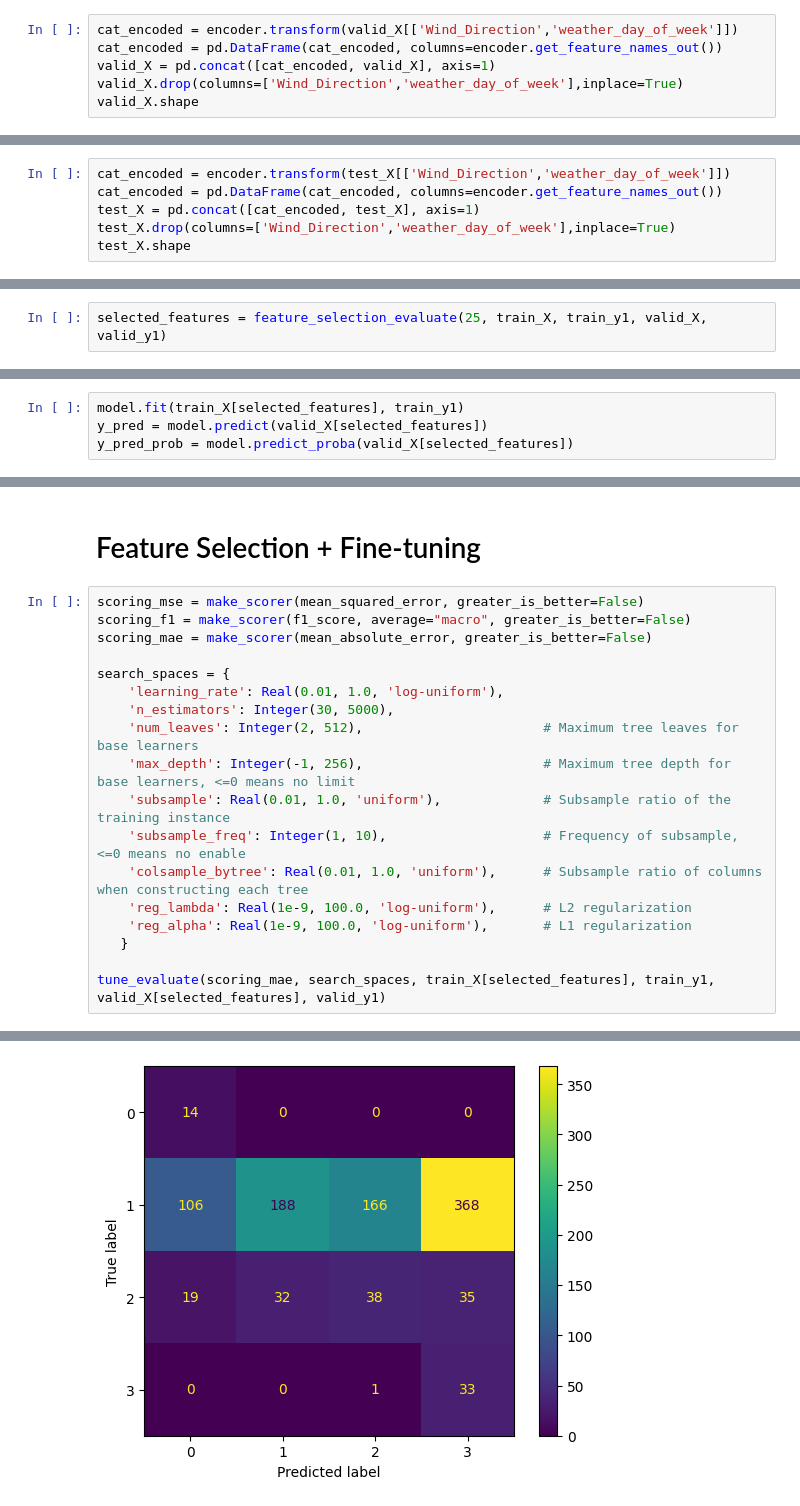
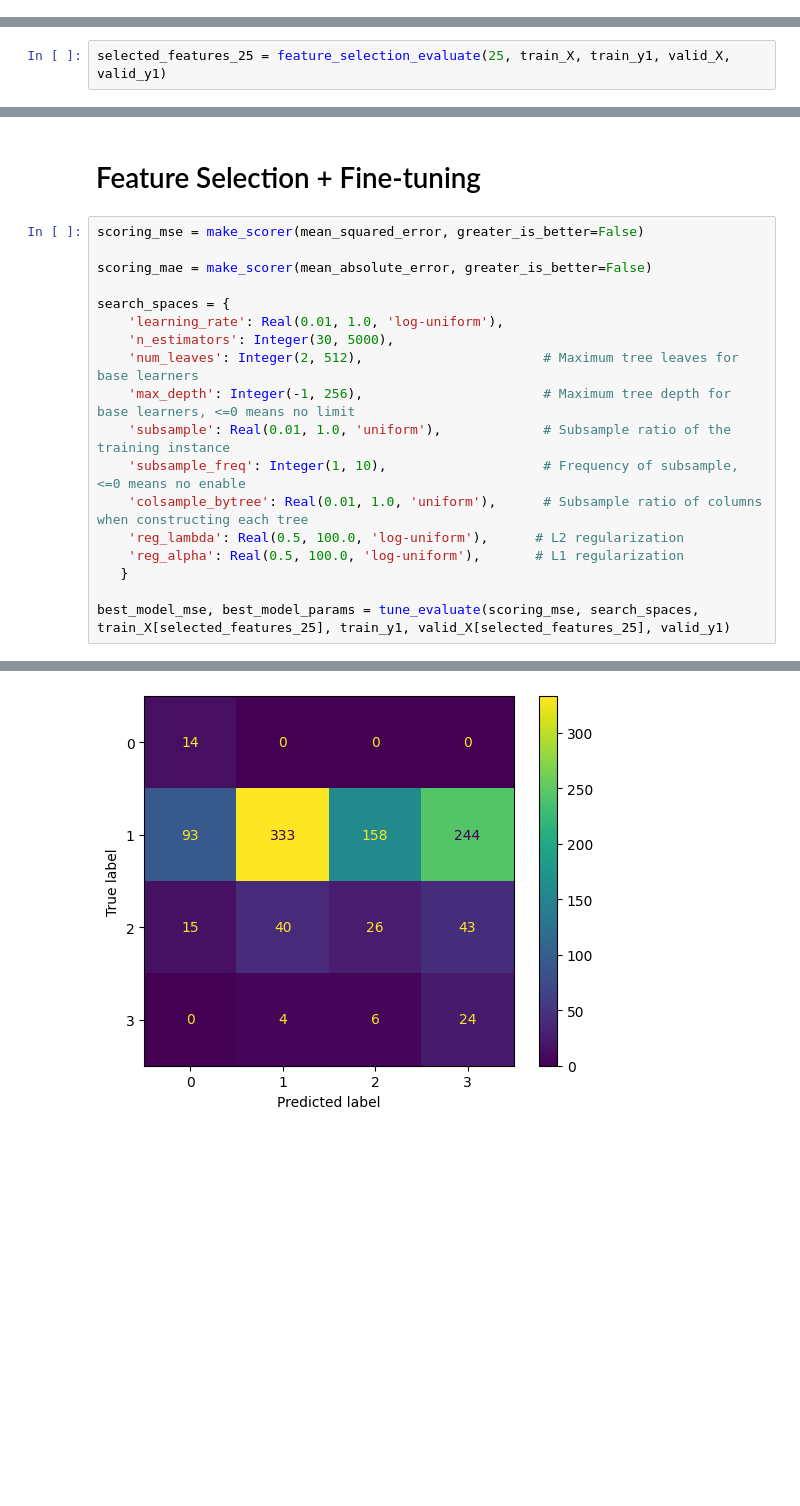
Before and after one commit to win-laeyee/traffic_accident_severity_prediction, a Jupyter notebook: notebooks/models/ordinalGBT.ipynb, the cells around one changed output, grey strips where cells are left out. Saved outputs shown, nothing was run; the diff lists cells and outputs as text; blank space fills up the shorter version.

Commit message:
Update OrdinalGBT code
- Adding new notebook with results using v2 data (before dropping correlated features)

```diff
--- a/notebooks/models/ordinalGBT.ipynb
+++ b/notebooks/models/ordinalGBT.ipynb
@@ -531,6 +722,0 @@ train_X.shape
-# %%
-cat_encoded = encoder.transform(valid_X[['Wind_Direction','weather_day_of_week']])
-cat_encoded = pd.DataFrame(cat_encoded, columns=encoder.get_feature_names_out())
-valid_X = pd.concat([cat_encoded, valid_X], axis=1)
-valid_X.drop(columns=['Wind_Direction','weather_day_of_week'],inplace=True)
-valid_X.shape
@@ -539,6 +722,0 @@ valid_X.shape
-# %%
-cat_encoded = encoder.transform(test_X[['Wind_Direction','weather_day_of_week']])
-cat_encoded = pd.DataFrame(cat_encoded, columns=encoder.get_feature_names_out())
-test_X = pd.concat([cat_encoded, test_X], axis=1)
-test_X.drop(columns=['Wind_Direction','weather_day_of_week'],inplace=True)
-test_X.shape
@@ -562,5 +738,5 @@ def feature_selection_evaluate(n_features, train_X, train_y, test_X, test_y):
 
     return selected_features
 # %%
-selected_features = feature_selection_evaluate(25, train_X, train_y1, valid_X, valid_y1)
+selected_features_25 = feature_selection_evaluate(25, train_X, train_y1, valid_X, valid_y1)
 # %% [output]
@@ -658,4 +827,0 @@ Index(['End_Time', 'Distance(mi)', 'Temperature(F)', 'Humidity(%)',
-# %%
-model.fit(train_X[selected_features], train_y1)
-y_pred = model.predict(valid_X[selected_features])
-y_pred_prob = model.predict_proba(valid_X[selected_features])
@@ -711,7 +852,7 @@ plt.show()
 # Feature Selection + Fine-tuning
 # %%
 scoring_mse = make_scorer(mean_squared_error, greater_is_better=False)
-scoring_f1 = make_scorer(f1_score, average="macro", greater_is_better=False)
+
 scoring_mae = make_scorer(mean_absolute_error, greater_is_better=False)
 
 search_spaces = {
@@ -722,9 +863,9 @@ search_spaces = {
     'subsample': Real(0.01, 1.0, 'uniform'),             # Subsample ratio of the training instance
     'subsample_freq': Integer(1, 10),                    # Frequency of subsample, <=0 means no enable
     'colsample_bytree': Real(0.01, 1.0, 'uniform'),      # Subsample ratio of columns when constructing each tree
-    'reg_lambda': Real(1e-9, 100.0, 'log-uniform'),      # L2 regularization
-    'reg_alpha': Real(1e-9, 100.0, 'log-uniform'),       # L1 regularization
+    'reg_lambda': Real(0.5, 100.0, 'log-uniform'),      # L2 regularization
+    'reg_alpha': Real(0.5, 100.0, 'log-uniform'),       # L1 regularization
    }
 
-tune_evaluate(scoring_mae, search_spaces, train_X[selected_features], train_y1, valid_X[selected_features], valid_y1)
+best_model_mse, best_model_params = tune_evaluate(scoring_mse, search_spaces, train_X[selected_features_25], train_y1, valid_X[selected_features_25], valid_y1)
 # %% [output]
@@ -740 +891 @@ Weighted Kappa: 0.06906658146259104
-[figure, old version]
+[figure, new version]
```
Also changed, not shown: parts of 60 cells of this notebook, 1 other file.
